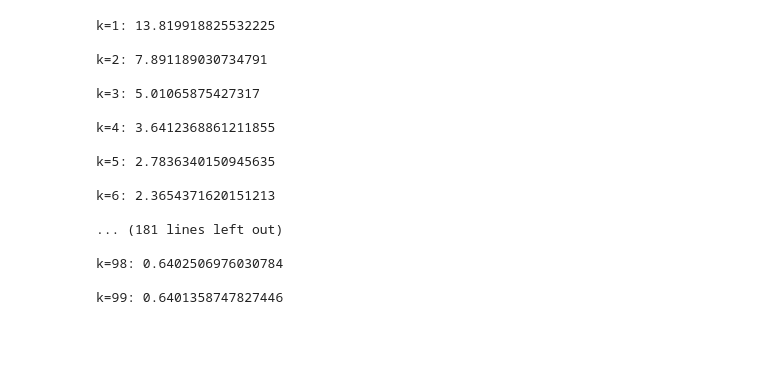
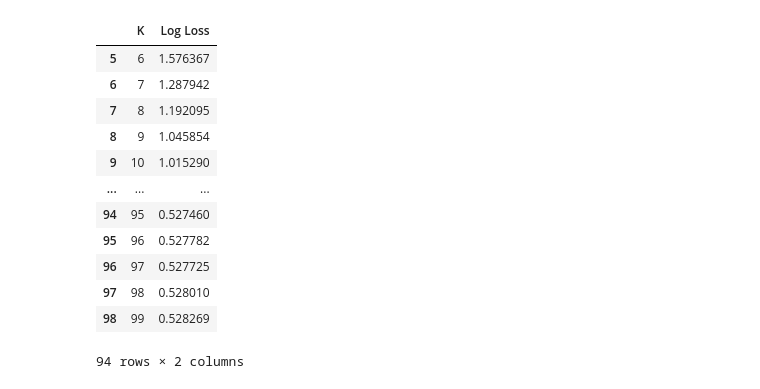
Before and after one commit to AgustinHejeij/tp2-datos, a Jupyter notebook: KNN.ipynb, the cells around one changed output. Cells and saved outputs as stored; diff of their text form; code cells hidden in the pictures; blank space fills up the shorter version.

```diff
--- a/KNN.ipynb
+++ b/KNN.ipynb
@@ -52,28 +23,59 @@ X_test_normalized
+# %%
+from sklearn.pipeline import Pipeline
+from sklearn.compose import ColumnTransformer
+from sklearn.preprocessing import StandardScaler
+from sklearn.compose import make_column_selector
+from sklearn.impute import KNNImputer
+
+numeric_cols = X_train.select_dtypes(include=['int', 'float64']).columns.to_list()
+#numeric_cols = ['Total_Amount_Sum_USD', 'Total_Taxable_Amount_USD']
+
+# Transformaciones para las variables numéricas
+numeric_transformer = Pipeline(
+                        steps=[
+                            ('imputer', SimpleImputer()),
+                            ('scaler', Normalizer())
+                        ]
+                      )
+
+preprocessor = ColumnTransformer(
+                    transformers=[
+                        ('numeric', numeric_transformer, numeric_cols)
+                        ],
+                    remainder='passthrough'
+                    )
 # %%
+dicc_log_loss = {'K':[], 'Log Loss':[]}
+dicc_f1 = {'K':[], 'f1':[]}
+
 for k in range(1, 100):
     knn = KNeighborsClassifier(n_neighbors=k)
+    pipe = Pipeline([('preprocessing', preprocessor),('knn',knn)])
     # Fit the model on the training data.
-    knn.fit(X_train_normalized, y_train)
+    pipe.fit(X_train, y_train)
     # Make point predictions on the test set using the fit model.
-    predictions = knn.predict(X_test_normalized)
-    pp = knn.predict_proba(X_test_normalized)
-    print("k=" + str(k) + ": " + str(log_loss(y_test, pp)))
-    print()
+    predictions = pipe.predict(X_test)
+    pp = pipe.predict_proba(X_test)
+    dicc_log_loss['K'].append(k)
+    dicc_log_loss['Log Loss'].append(log_loss(y_test, pp))
+
+    dicc_f1['K'].append(k)
+    dicc_f1['f1'].append(f1_score(y_test, predictions))
-# %% [output]
-k=1: 13.819918825532225
-
-k=2: 7.891189030734791
-
-k=3: 5.01065875427317
-
-k=4: 3.6412368861211855
-
-k=5: 2.7836340150945635
-
-k=6: 2.3654371620151213
-
-... (181 lines left out)
-
-k=98: 0.6402506976030784
-
-k=99: 0.6401358747827446
+# %%
+knn_data = pd.DataFrame(dicc_log_loss)
+knn_data = knn_data.iloc[5:]
+knn_data
+# %% [output]
+|  | K | Log Loss |
+| 5 | 6 | 1.576367 |
+| 6 | 7 | 1.287942 |
+| 7 | 8 | 1.192095 |
+| 8 | 9 | 1.045854 |
+| 9 | 10 | 1.015290 |
+| ... | ... | ... |
+| 94 | 95 | 0.527460 |
+| 95 | 96 | 0.527782 |
+| 96 | 97 | 0.527725 |
+| 97 | 98 | 0.528010 |
+| 98 | 99 | 0.528269 |
+94 rows × 2 columns
```
Also changed, not shown: parts of 13 cells of this notebook, 17 other files.
